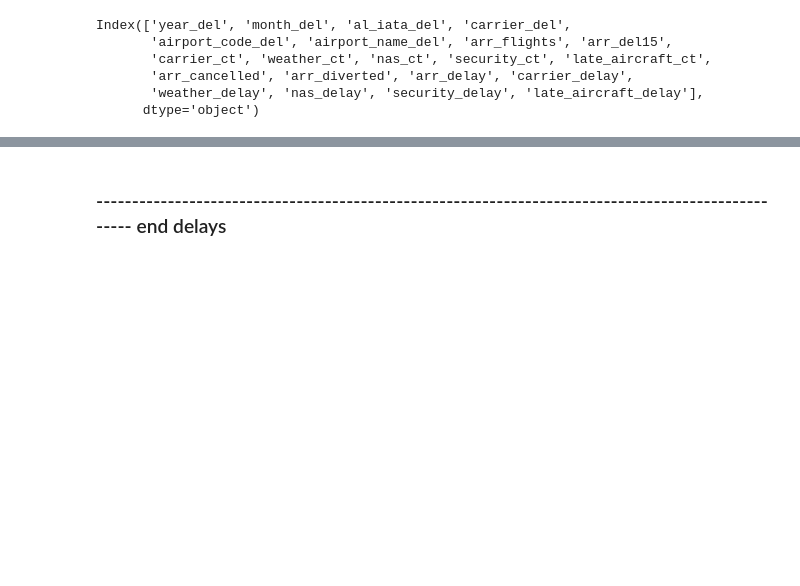
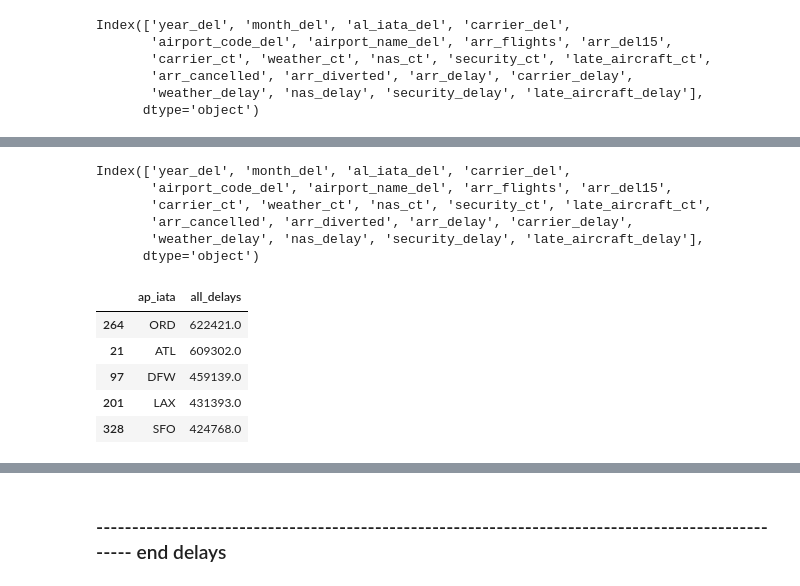
Before and after one commit to scottschriver/NSS_Capstone, a Jupyter notebook: Notebooks/Flight_delays.ipynb, the cells around one changed output, grey strips where cells are left out. Cells and saved outputs as stored; diff of their text form; code cells hidden in the pictures; blank space fills up the shorter version.

```diff
--- a/Notebooks/Flight_delays.ipynb
+++ b/Notebooks/Flight_delays.ipynb
@@ -468,0 +474,20 @@ plt.show()
+# %%
+delays.columns
+# %% [output]
+Index(['year_del', 'month_del', 'al_iata_del', 'carrier_del',
+       'airport_code_del', 'airport_name_del', 'arr_flights', 'arr_del15',
+       'carrier_ct', 'weather_ct', 'nas_ct', 'security_ct', 'late_aircraft_ct',
+       'arr_cancelled', 'arr_diverted', 'arr_delay', 'carrier_delay',
+       'weather_delay', 'nas_delay', 'security_delay', 'late_aircraft_delay'],
+      dtype='object')
+# %%
+#find sum of all delays for each airport for entire dataset
+ap15_all_years = delays.groupby(['airport_code_del'])['arr_del15'].sum().rename_axis('ap_iata').reset_index(name='all_delays').sort_values(by='all_delays', ascending=False)
+ap15_all_years.head()
+# %% [output]
+|  | ap_iata | all_delays |
+| 264 | ORD | 622421.0 |
+| 21 | ATL | 609302.0 |
+| 97 | DFW | 459139.0 |
+| 201 | LAX | 431393.0 |
+| 328 | SFO | 424768.0 |
```
Also changed, not shown: parts of 44 cells of this notebook.
